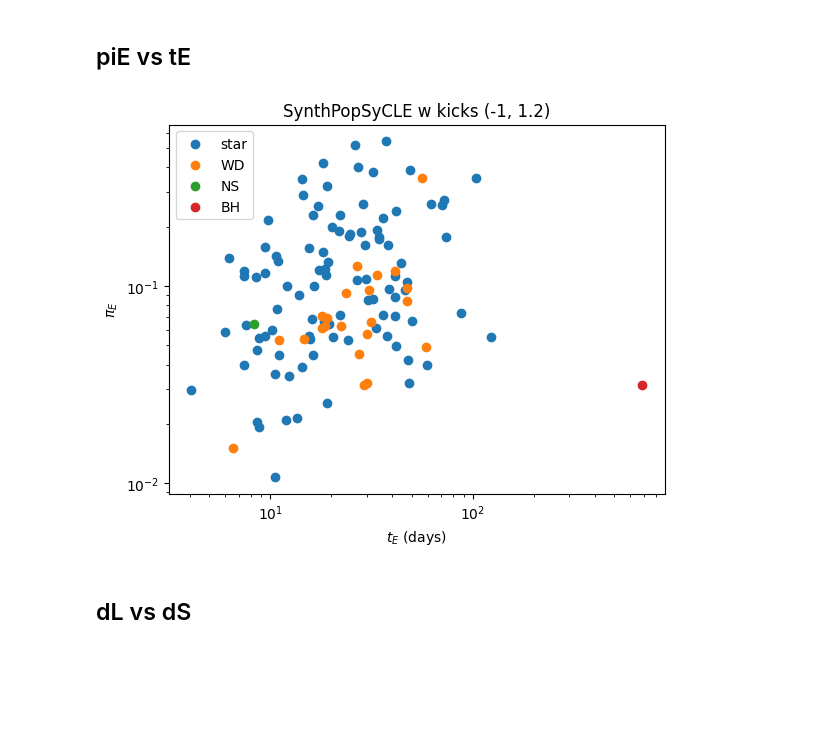
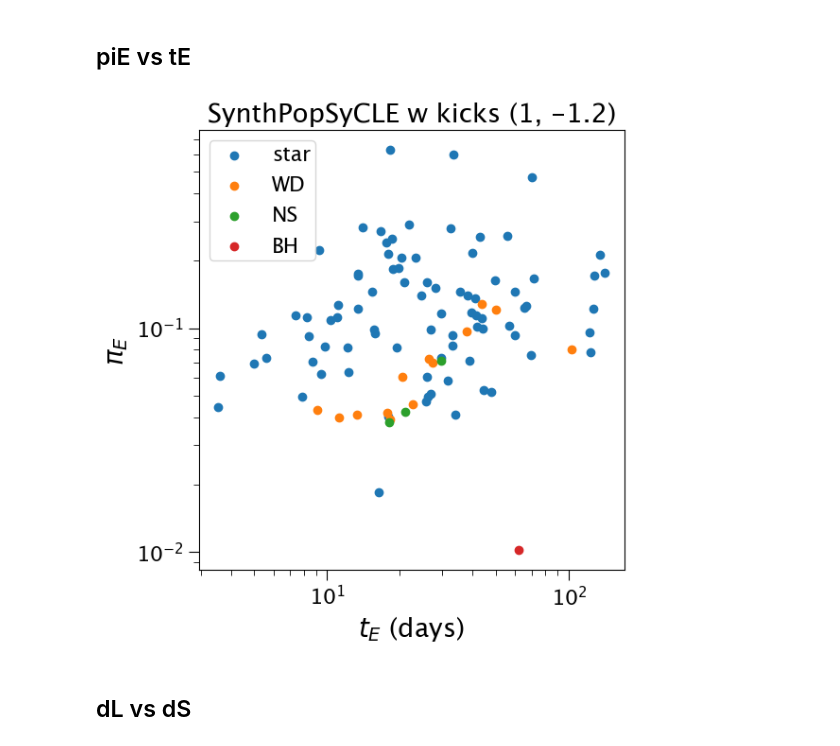
Before and after one commit to jluastro/PopSyCLE, a Jupyter notebook: docs/PopSyCLE_example_synthpop.ipynb, the cells around one changed output. Saved outputs shown, nothing was run; the diff lists cells and outputs as text; code cells hidden in the pictures; blank space fills up the shorter version.

```diff
--- a/docs/PopSyCLE_example_synthpop.ipynb
+++ b/docs/PopSyCLE_example_synthpop.ipynb
@@ -135,7 +135,7 @@ refine_events runtime : 0.137473 s
 # %% [markdown]
 First, read in the table, and print out a list of all the possible keys:
 # %%
-t = Table.read('synthpop_output/synthpopsycle_l-1.000_b-1.200_psc_refined_events_ubv_I_Damineli16.fits')
+t = Table.read('synthpop_output/synthpopsycle_l1.000_b-1.200_psc_refined_events_ubv_I_Damineli16.fits')
 print(t.colnames)
 # %% [output]
 ['zams_mass_L', 'mass_L', 'systemMass_L', 'px_L', 'py_L', 'pz_L', 'vx_L', 'vy_L', 'vz_L', 'vr_L', 'mu_lcosb_L', 'mu_b_L', 'exbv_L', 'glat_L', 'glon_L', 'mbol_L', 'grav_L', 'teff_L', 'feh_L', 'rad_L',  ...
@@ -170,17 +170,17 @@ Text(0.5, 0, '$t_E$ (days)')
 # %%
 lens_type={0:'star', 101:'WD', 102:'NS', 103:'BH'}
 for rem_id in np.unique(t['rem_id_L']):
     idxs = np.where(t['rem_id_L']==rem_id)[0]
     plt.scatter(t['t_E'][idxs], t['pi_E'][idxs], label=lens_type[rem_id])
 plt.xscale('log')
 plt.yscale('log')
 plt.xlabel('$t_E$ (days)')
 plt.ylabel('$\pi_E$')
 plt.legend(loc=2)
-plt.title('SynthPopSyCLE w kicks (-1, 1.2)')
+plt.title('SynthPopSyCLE w kicks (1, -1.2)')
 plt.savefig('synthpopsycle_lenstype.png')
 # %% [output]
-[figure, old version]
+[figure, new version]
 # %% [markdown]
 ## dL vs dS
 # %%
```
Also changed, not shown: parts of 7 cells of this notebook.
